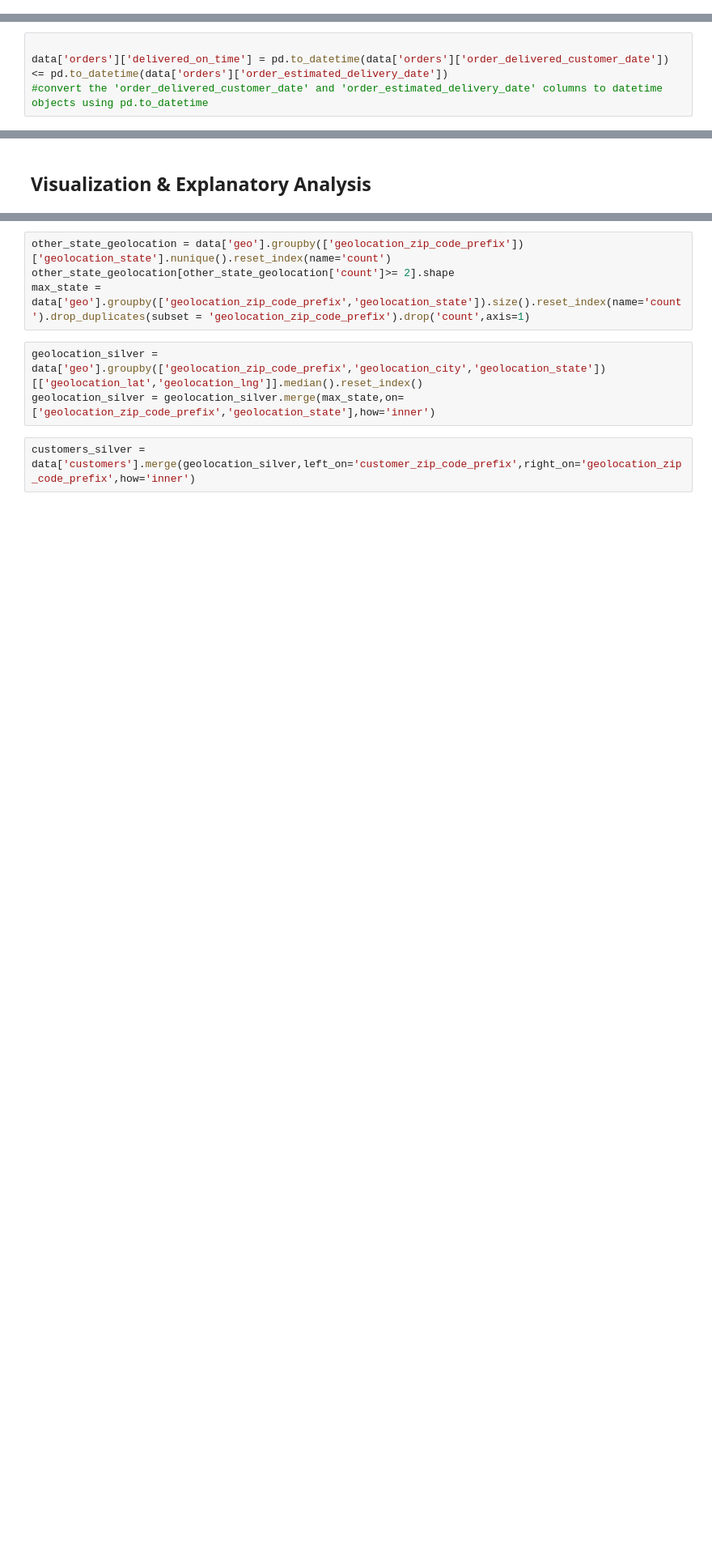
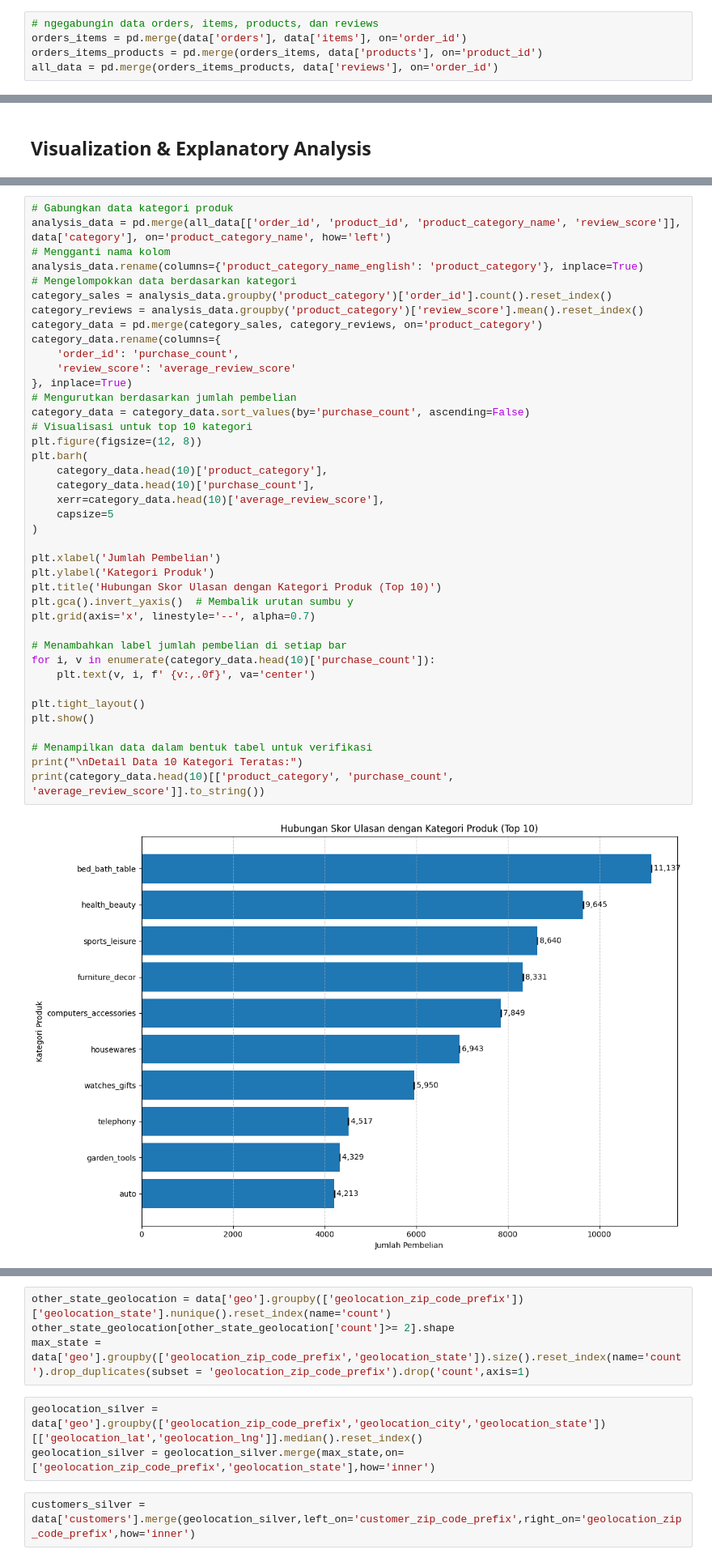
Before and after one commit to muchsaw/NgampusCoy, a Jupyter notebook: Dicoding_Proyek_Analisis_Data.ecommerce.ipynb, the cells around one changed output, grey strips where cells are left out. Shown at 81% size. Drawn from its saved outputs; the diff is of its cells as text; blank space fills up the shorter version.

Commit message:
Created using Colab _ final

```diff
--- a/Dicoding_Proyek_Analisis_Data.ecommerce.ipynb
+++ b/Dicoding_Proyek_Analisis_Data.ecommerce.ipynb
@@ -153,0 +145,5 @@ data['category'].head()
+# %%
+# ngegabungin data orders, items, products, dan reviews
+orders_items = pd.merge(data['orders'], data['items'], on='order_id')
+orders_items_products = pd.merge(orders_items, data['products'], on='product_id')
+all_data = pd.merge(orders_items_products, data['reviews'], on='order_id')
@@ -305,4 +236,0 @@ data['orders'].sample(10)
-# %%
-
-data['orders']['delivered_on_time'] = pd.to_datetime(data['orders']['order_delivered_customer_date']) <= pd.to_datetime(data['orders']['order_estimated_delivery_date'])
-#convert the 'order_delivered_customer_date' and 'order_estimated_delivery_date' columns to datetime objects using pd.to_datetime
@@ -450,0 +336,42 @@ plt.show()
+# %%
+# Gabungkan data kategori produk
+analysis_data = pd.merge(all_data[['order_id', 'product_id', 'product_category_name', 'review_score']], data['category'], on='product_category_name', how='left')
+# Mengganti nama kolom
+analysis_data.rename(columns={'product_category_name_english': 'product_category'}, inplace=True)
+# Mengelompokkan data berdasarkan kategori
+category_sales = analysis_data.groupby('product_category')['order_id'].count().reset_index()
+category_reviews = analysis_data.groupby('product_category')['review_score'].mean().reset_index()
+category_data = pd.merge(category_sales, category_reviews, on='product_category')
+category_data.rename(columns={
+    'order_id': 'purchase_count',
+    'review_score': 'average_review_score'
+}, inplace=True)
+# Mengurutkan berdasarkan jumlah pembelian
+category_data = category_data.sort_values(by='purchase_count', ascending=False)
+# Visualisasi untuk top 10 kategori
+plt.figure(figsize=(12, 8))
+plt.barh(
+    category_data.head(10)['product_category'],
+    category_data.head(10)['purchase_count'],
+    xerr=category_data.head(10)['average_review_score'],
+    capsize=5
+)
+
+plt.xlabel('Jumlah Pembelian')
+plt.ylabel('Kategori Produk')
+plt.title('Hubungan Skor Ulasan dengan Kategori Produk (Top 10)')
+plt.gca().invert_yaxis()  # Membalik urutan sumbu y
+plt.grid(axis='x', linestyle='--', alpha=0.7)
+
+# Menambahkan label jumlah pembelian di setiap bar
+for i, v in enumerate(category_data.head(10)['purchase_count']):
+    plt.text(v, i, f' {v:,.0f}', va='center')
+
+plt.tight_layout()
+plt.show()
+
+# Menampilkan data dalam bentuk tabel untuk verifikasi
+print("\nDetail Data 10 Kategori Teratas:")
+print(category_data.head(10)[['product_category', 'purchase_count', 'average_review_score']].to_string())
+# %% [output]
+[figure, added]
```
Also changed, not shown: parts of 47 cells of this notebook.
